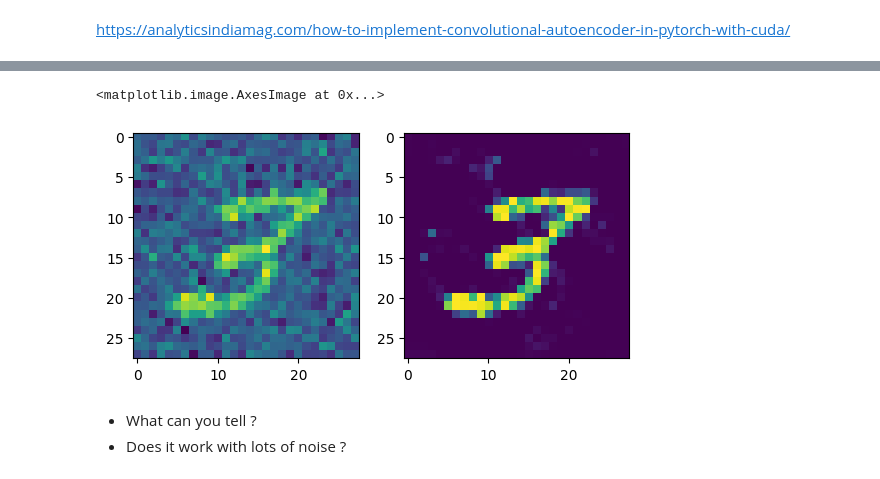
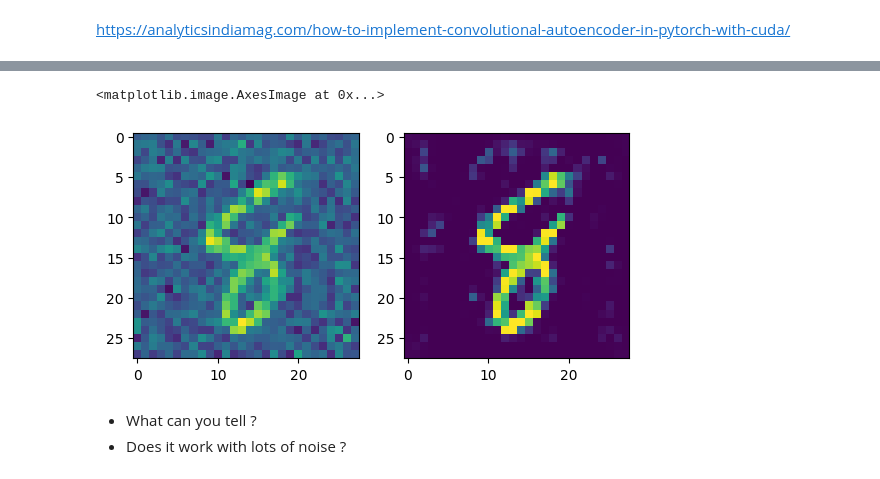
Before and after one commit to YounMars/DL_Projects, a Jupyter notebook: Deep Learning/Image compression using autoencoders: a deep learning task.ipynb, the cells around one changed output, grey strips where cells are left out. Saved outputs shown, nothing was run; the diff lists cells and outputs as text; code cells hidden in the pictures.

```diff
--- a/Deep Learning/Image compression using autoencoders: a deep learning task.ipynb
+++ b/Deep Learning/Image compression using autoencoders: a deep learning task.ipynb
@@ -829,7 +825,7 @@ class Decoder(nn.Module):
 
 We stack encoder and decoder in order to form the autoencoder.
 # %%
-class AutoEncoder_Conv(nn.Module):
+class AutoEncoder_Conv1(nn.Module):
 
     def __init__(self, input_size, latent_size, output=True):
         super().__init__()
@@ -849,5 +845,5 @@ class AutoEncoder_Conv(nn.Module):
         decoded = self.decoder(encoded)
 
         return decoded
-print(AutoEncoder_Conv(1,512))
+print(AutoEncoder_Conv1(1,128))
 # %% [output]
@@ -876,7 +872,7 @@ We can reuse the previously written code. However, we need to make some changes.
 * What changes must we do ?
 # %%
 # TODO : Change your model
-model = AutoEncoder_Conv(1,512)
+model = AutoEncoder_Conv1(1,512)
 
 # TODO : Reload your HyperParameters
 
@@ -901,7 +897,7 @@ for epoch in range(num_epochs) :
       running_loss_t += loss.item()
       if i == 50:
         running_loss_t= running_loss_t/50
-        print('training loss is :',loss)
+        print('training loss is :',running_loss_t)
 
     with torch.no_grad():
 
@@ -920,19 +916,21 @@ for epoch in range(num_epochs) :
 
 # TODO : Rewrite your Testing Loop
 with torch.no_grad():
-  running_loss = []
+  losses = 0
   for i, data in enumerate(test_loader, 0):
     image, label = data[0].to(device), data[1]
     outputs = net(image)
     outputs = outputs.view(outputs.size(),-1).to(device)
     loss = criterion(outputs,image )
-    running_loss.append(loss)
+    losses =+ loss
 
 
 print(data[0].shape)
-outputs = outputs.view(128, 1, 28, 28)
+outputs = outputs.view(-1, 1, 28, 28)
 imshow(make_grid(outputs.detach().cpu()),'Pred')
 imshow(make_grid(data[0]),'GT')
 
+print('The difference between the Real Images and the Decompressed Images is: ',losses.detach().cpu().numpy())
+
 # TODO :  Plot the last batch and the Reconstruction Errors
 # %% [output]
@@ -1013,7 +1012,7 @@ class Decoder(nn.Module):
 
 
 # TODO : Recreate the AutoEncoder using the Encoder and Decoder
-class AutoEncoder_Conv(nn.Module):
+class AutoEncoder_Conv2(nn.Module):
 
     def __init__(self,input_size,latent_size, output= True):
         super().__init__()
@@ -1035,5 +1034,5 @@ class AutoEncoder_Conv(nn.Module):
 
 
 # TODO : Print the new model
-print(AutoEncoder_Conv(1,128))
+print(AutoEncoder_Conv2(1,128))
 # %% [output]
@@ -1062,11 +1061,9 @@ Retrain your Model for a Compressed Space of :
 Compare the results
 # %%
 # TODO : Change your model
-model = AutoEncoder_Conv(1,128)
+model = AutoEncoder_Conv2(1,128)
 
 # TODO : Reload your HyperParameters
-
-
 device = 'cuda' if torch.cuda.is_available() else 'cpu'
 net = model.to(device)
 criterion = nn.MSELoss()
@@ -1088,7 +1085,7 @@ for epoch in range(num_epochs) :
       running_loss_t += loss.item()
       if i == 50:
         running_loss_t= running_loss_t/50
-        print('training loss is :',loss)
+        print('training loss is :',running_loss_t)
 
     with torch.no_grad():
 
@@ -1107,17 +1104,19 @@ for epoch in range(num_epochs) :
 
 # TODO : Rewrite your Testing Loop
 with torch.no_grad():
-  running_loss = []
+  losses = 0
   for i, data in enumerate(test_loader, 0):
     image, label = data[0].to(device), data[1]
     outputs = net(image)
     outputs = outputs.view(outputs.size(),-1).to(device)
     loss = criterion(outputs,image )
-    running_loss.append(loss)
+    losses =+ loss
 
 
 print(data[0].shape)
-outputs = outputs.view(128, 1, 28, 28)
+outputs = outputs.view(-1, 1, 28, 28)
 imshow(make_grid(outputs.detach().cpu()),'Pred')
 imshow(make_grid(data[0]),'GT')
+
+print('The difference between the Real Images and the Decompressed Images is: ',losses.detach().cpu().numpy())
 # %% [output]
@@ -1147,26 +1147,26 @@ AE can be used to denoise image. That means that if there are some noise in inpu
 # %%
 # TODO : Using torch.randn_like, create some noise and return a noisy input
 def add_noise(inputs, noise_factor):
      # Generate noise
      noise = torch.randn_like(inputs)
      # Add noise to the input
      noisy_inputs = inputs + noise_factor * noise
      return noisy_inputs
 
 
 
 # TODO : Pick an image from the test set and add noise to it
-test_image = data[0][69] # Pick an image from test dataset
+test_image = data[0][19] # Pick an image from test dataset
 test_image = add_noise(test_image,0.2) # Add noise
 
 # TODO : Send the Image through your model and plot the original image and the infered image
 denoised_image = model(test_image.to(device))
 fig,axarr = plt.subplots(1, 2)
 axarr[0].imshow(test_image.squeeze(0).squeeze(0).squeeze(0))
 axarr[1].imshow(denoised_image.detach().cpu().squeeze(0).squeeze(0).squeeze(0))
 # %% [output]
 <matplotlib.image.AxesImage at 0x...>
-[figure, old version]
+[figure, new version]
 # %% [markdown]
 
 * What can you tell ?
```
Also changed, not shown: parts of 12 cells of this notebook.
